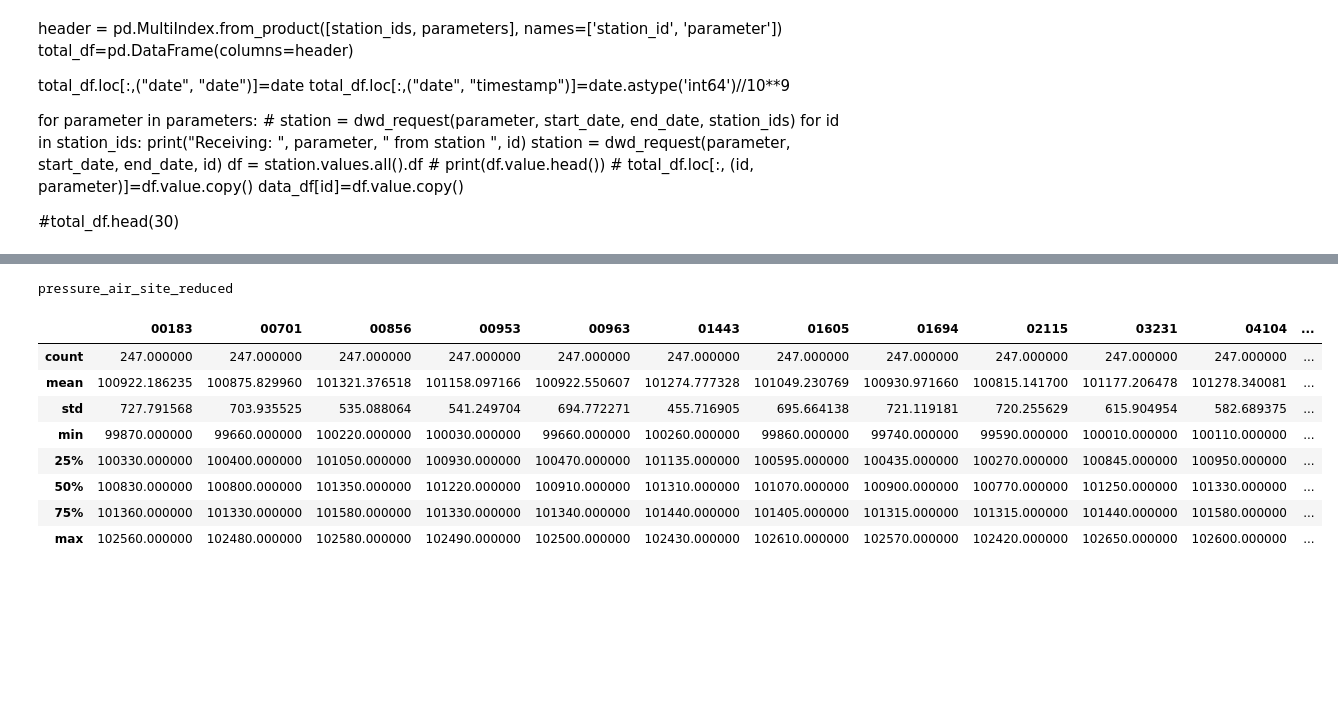
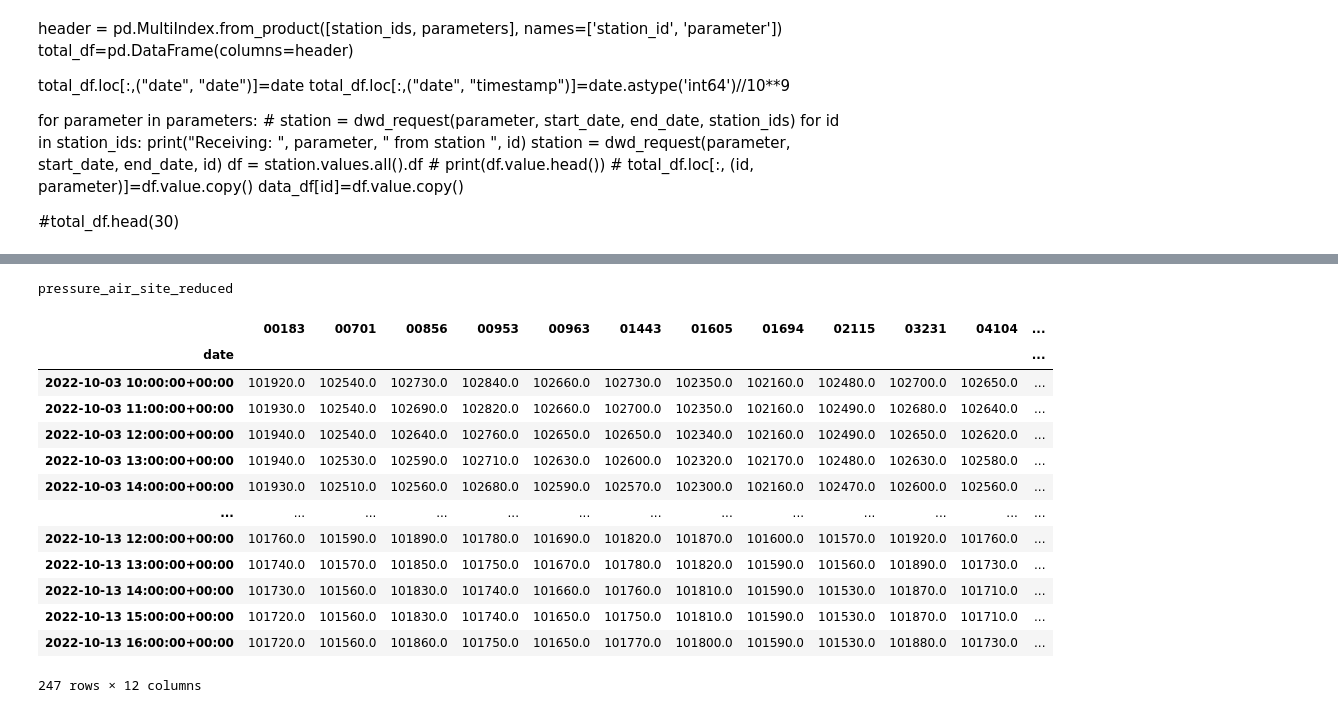
Before and after one commit to sen-leon/Electricity-Prediction, a Jupyter notebook: src/import_weather_forecast.ipynb, the cells around one changed output, grey strips where cells are left out. Saved outputs shown, nothing was run; the diff lists cells and outputs as text; code cells hidden in the pictures; blank space fills up the shorter version.

```diff
--- a/src/import_weather_forecast.ipynb
+++ b/src/import_weather_forecast.ipynb
@@ -166,20 +166,26 @@ Receiving:  cloud_cover_total  from stations:
 # %%
 parameter=parameters[2]
 print(parameter)
 path="../data/weather_forecasts/"+parameter+".pkl"
 new_df=pd.read_pickle(path)
 new_df.describe()
+new_df
 # %% [output]
 pressure_air_site_reduced
 |  | 00183 | 00701 | 00856 | 00953 | 00963 | 01443 | 01605 | 01694 | 02115 | 03231 | 04104 | ... |
-| count | 247.000000 | 247.000000 | 247.000000 | 247.000000 | 247.000000 | 247.000000 | 247.000000 | 247.000000 | 247.000000 | 247.000000 | 247.000000 | ... |
-| mean | 100922.186235 | 100875.829960 | 101321.376518 | 101158.097166 | 100922.550607 | 101274.777328 | 101049.230769 | 100930.971660 | 100815.141700 | 101177.206478 | 101278.340081 | ... |
-| std | 727.791568 | 703.935525 | 535.088064 | 541.249704 | 694.772271 | 455.716905 | 695.664138 | 721.119181 | 720.255629 | 615.904954 | 582.689375 | ... |
-| min | 99870.000000 | 99660.000000 | 100220.000000 | 100030.000000 | 99660.000000 | 100260.000000 | 99860.000000 | 99740.000000 | 99590.000000 | 100010.000000 | 100110.000000 | ... |
-| 25% | 100330.000000 | 100400.000000 | 101050.000000 | 100930.000000 | 100470.000000 | 101135.000000 | 100595.000000 | 100435.000000 | 100270.000000 | 100845.000000 | 100950.000000 | ... |
-| 50% | 100830.000000 | 100800.000000 | 101350.000000 | 101220.000000 | 100910.000000 | 101310.000000 | 101070.000000 | 100900.000000 | 100770.000000 | 101250.000000 | 101330.000000 | ... |
-| 75% | 101360.000000 | 101330.000000 | 101580.000000 | 101330.000000 | 101340.000000 | 101440.000000 | 101405.000000 | 101315.000000 | 101315.000000 | 101440.000000 | 101580.000000 | ... |
-| max | 102560.000000 | 102480.000000 | 102580.000000 | 102490.000000 | 102500.000000 | 102430.000000 | 102610.000000 | 102570.000000 | 102420.000000 | 102650.000000 | 102600.000000 | ... |
+| date |  |  |  |  |  |  |  |  |  |  |  | ... |
+| 2022-10-03 10:00:00+00:00 | 101920.0 | 102540.0 | 102730.0 | 102840.0 | 102660.0 | 102730.0 | 102350.0 | 102160.0 | 102480.0 | 102700.0 | 102650.0 | ... |
+| 2022-10-03 11:00:00+00:00 | 101930.0 | 102540.0 | 102690.0 | 102820.0 | 102660.0 | 102700.0 | 102350.0 | 102160.0 | 102490.0 | 102680.0 | 102640.0 | ... |
+| 2022-10-03 12:00:00+00:00 | 101940.0 | 102540.0 | 102640.0 | 102760.0 | 102650.0 | 102650.0 | 102340.0 | 102160.0 | 102490.0 | 102650.0 | 102620.0 | ... |
+| 2022-10-03 13:00:00+00:00 | 101940.0 | 102530.0 | 102590.0 | 102710.0 | 102630.0 | 102600.0 | 102320.0 | 102170.0 | 102480.0 | 102630.0 | 102580.0 | ... |
+| 2022-10-03 14:00:00+00:00 | 101930.0 | 102510.0 | 102560.0 | 102680.0 | 102590.0 | 102570.0 | 102300.0 | 102160.0 | 102470.0 | 102600.0 | 102560.0 | ... |
+| ... | ... | ... | ... | ... | ... | ... | ... | ... | ... | ... | ... | ... |
+| 2022-10-13 12:00:00+00:00 | 101760.0 | 101590.0 | 101890.0 | 101780.0 | 101690.0 | 101820.0 | 101870.0 | 101600.0 | 101570.0 | 101920.0 | 101760.0 | ... |
+| 2022-10-13 13:00:00+00:00 | 101740.0 | 101570.0 | 101850.0 | 101750.0 | 101670.0 | 101780.0 | 101820.0 | 101590.0 | 101560.0 | 101890.0 | 101730.0 | ... |
+| 2022-10-13 14:00:00+00:00 | 101730.0 | 101560.0 | 101830.0 | 101740.0 | 101660.0 | 101760.0 | 101810.0 | 101590.0 | 101530.0 | 101870.0 | 101710.0 | ... |
+| 2022-10-13 15:00:00+00:00 | 101720.0 | 101560.0 | 101830.0 | 101740.0 | 101650.0 | 101750.0 | 101810.0 | 101590.0 | 101530.0 | 101870.0 | 101710.0 | ... |
+| 2022-10-13 16:00:00+00:00 | 101720.0 | 101560.0 | 101860.0 | 101750.0 | 101650.0 | 101770.0 | 101800.0 | 101590.0 | 101530.0 | 101880.0 | 101730.0 | ... |
+247 rows × 12 columns
 # %%
 # new_df=new_df.fillna(0)
 # new_df.to_pickle(path)
```
Also changed, not shown: parts of 1 cell of this notebook, 26 other files.
